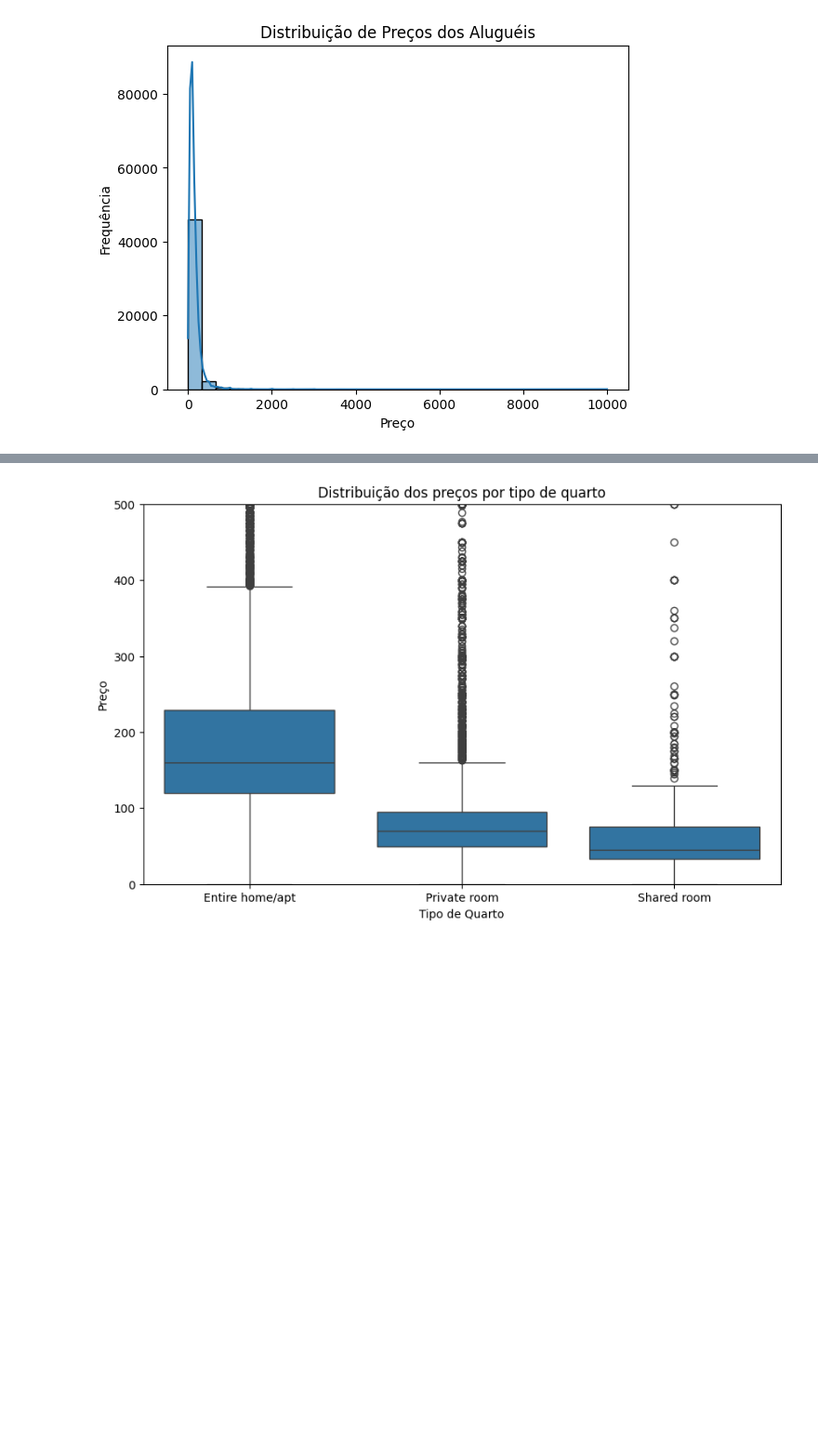
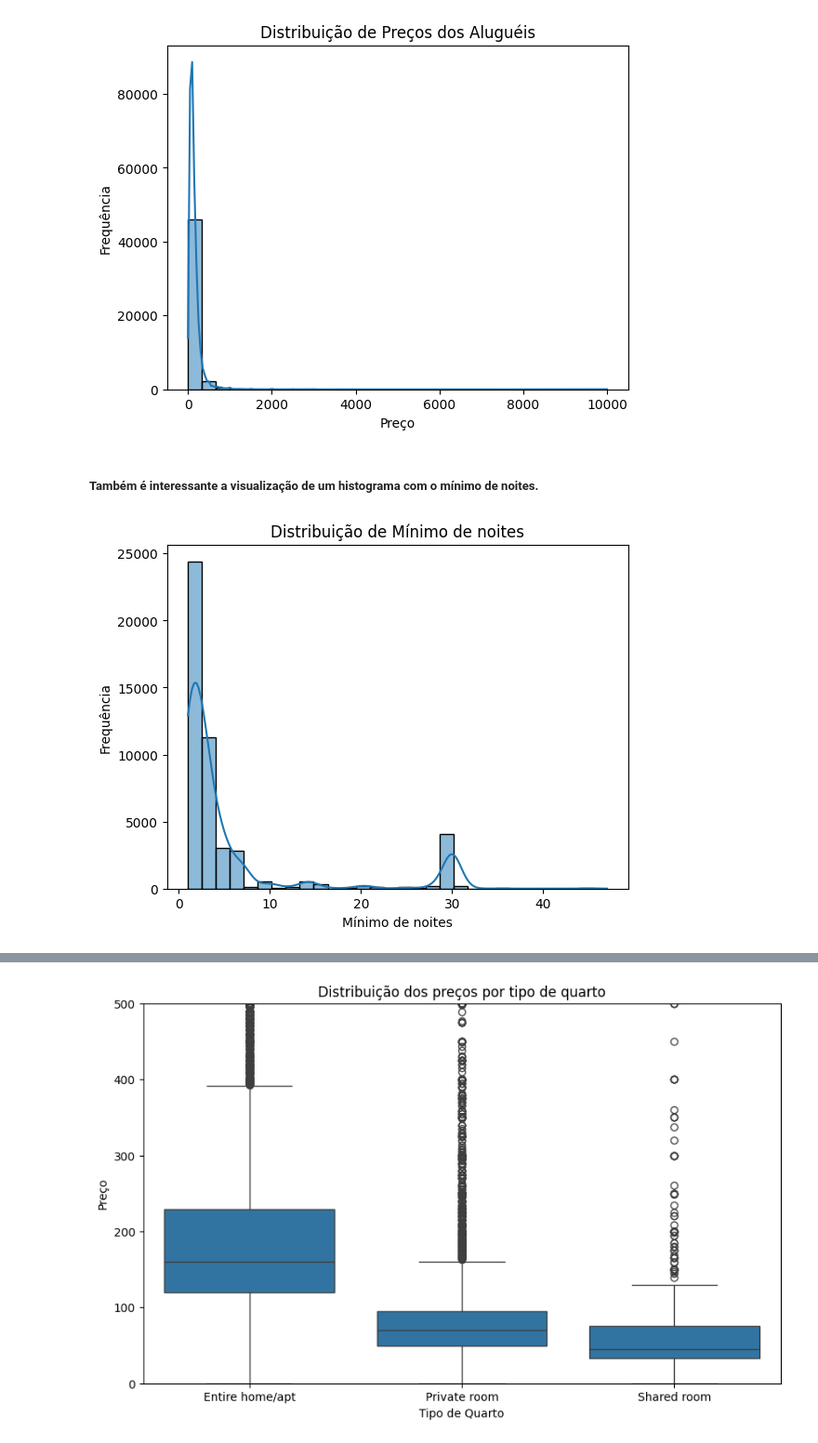
Before and after one commit to hlnmrqs/LH_CD_Helen_Carneiro, a Jupyter notebook: notebook/projeto.ipynb, the cells around one changed output, grey strips where cells are left out. Shown at 93% size. Cells and saved outputs as stored; diff of their text form; code cells hidden in the pictures; blank space fills up the shorter version.

```diff
--- a/notebook/projeto.ipynb
+++ b/notebook/projeto.ipynb
@@ -180,3 +221,15 @@ plt.title("Distribuição de Preços dos Aluguéis")
 plt.show()
 # %% [output]
 [figure]
+# %% [markdown]
+##### Também é interessante a visualização de um histograma com o mínimo de noites.
+# %%
+df_filtered = df_prices[df_prices["minimo_noites"] < 50]
+
+sns.histplot(df_filtered["minimo_noites"], bins=30, kde=True)
+plt.xlabel("Mínimo de noites")
+plt.ylabel("Frequência")
+plt.title("Distribuição de Mínimo de noites")
+plt.show()
+# %% [output]
+[figure, added]
```
Also changed, not shown: parts of 72 cells of this notebook.
